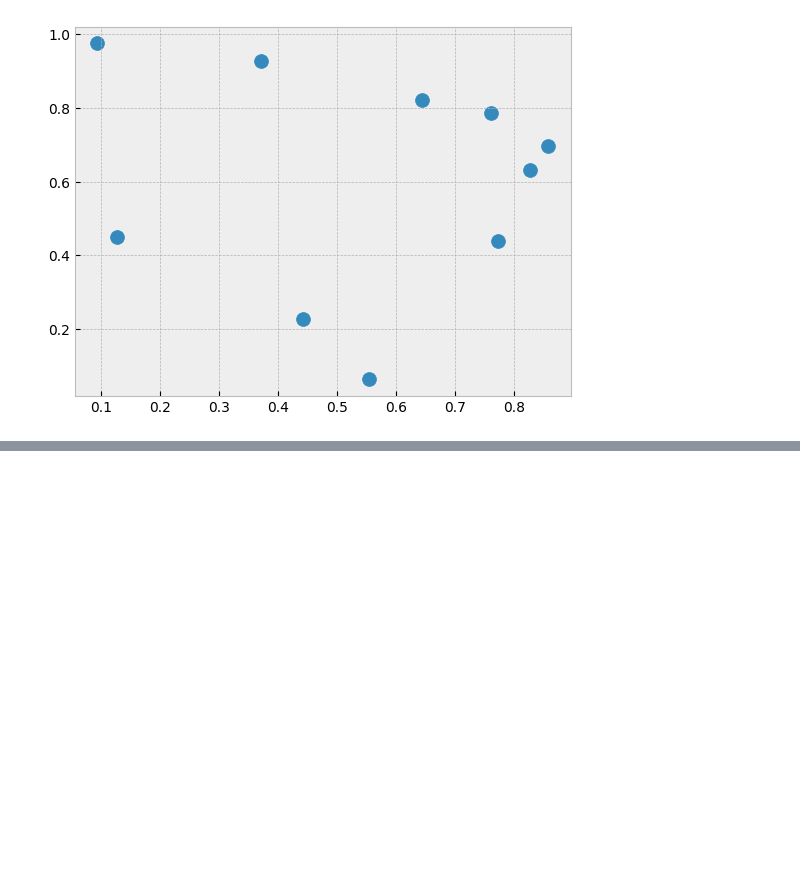
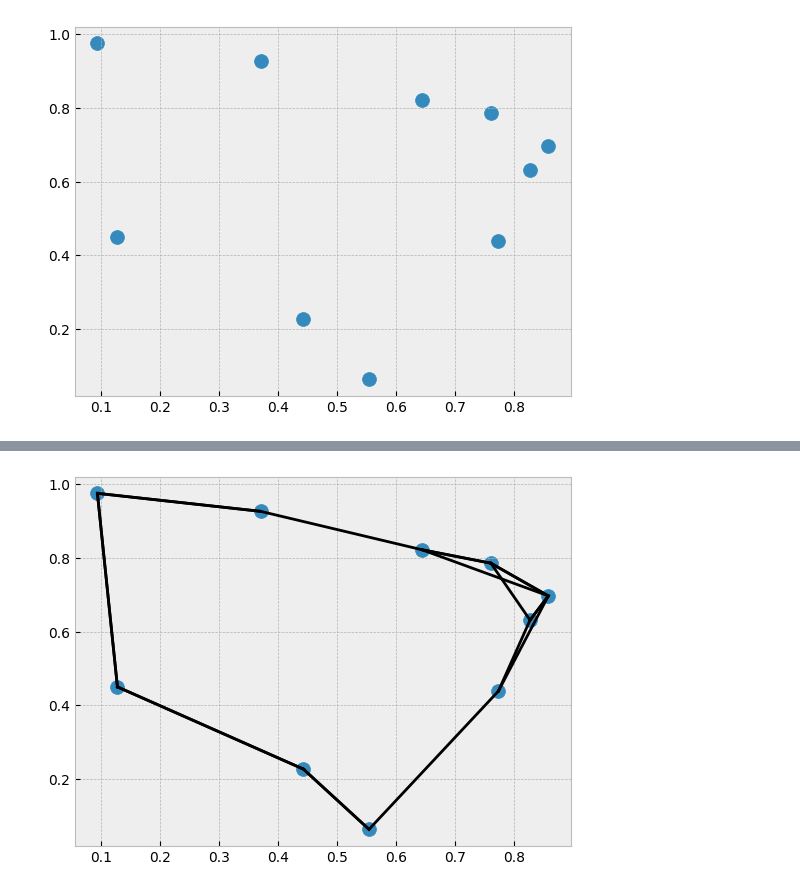
Before and after one commit to GoodGuyGregory/python_data_science, a Jupyter notebook: ch11/kmeans_clustering.ipynb, the cells around one changed output, grey strips where cells are left out. Cells and saved outputs as stored; diff of their text form; code cells hidden in the pictures; blank space fills up the shorter version.

```diff
--- a/ch11/kmeans_clustering.ipynb
+++ b/ch11/kmeans_clustering.ipynb
@@ -20,0 +44,5 @@ dist_eq = np.sum((X[:, np.newaxis] - X[np.newaxis, :]) ** 2, axis=-1)
+# %%
+# to geth the closest nearest neighbor we will use argpartition with the supplied nearest neighbor
+K = 2
+nearest_partition = np.argpartition(dist_eq, K+1, axis=1)
+nearest_partition
@@ -20,0 +60,13 @@ dist_eq = np.sum((X[:, np.newaxis] - X[np.newaxis, :]) ** 2, axis=-1)
+# %%
+# plot these networks of neighbors
+plt.scatter(X[:,0], X[:,1], s=100)
+
+#  draw a line for the nearest neighbors
+# go through each element count our case its 10
+for i in range(X.shape[0]):
+    for j in nearest_partition[i, :K+1]:
+        #  plot a line from X[i] to X[j]
+        # use some zip magic to make it happen
+        plt.plot(*zip(X[j], X[i]), color='black')
+# %% [output]
+[figure, added]
```
Also changed, not shown: parts of 5 cells of this notebook, 6 other files.
